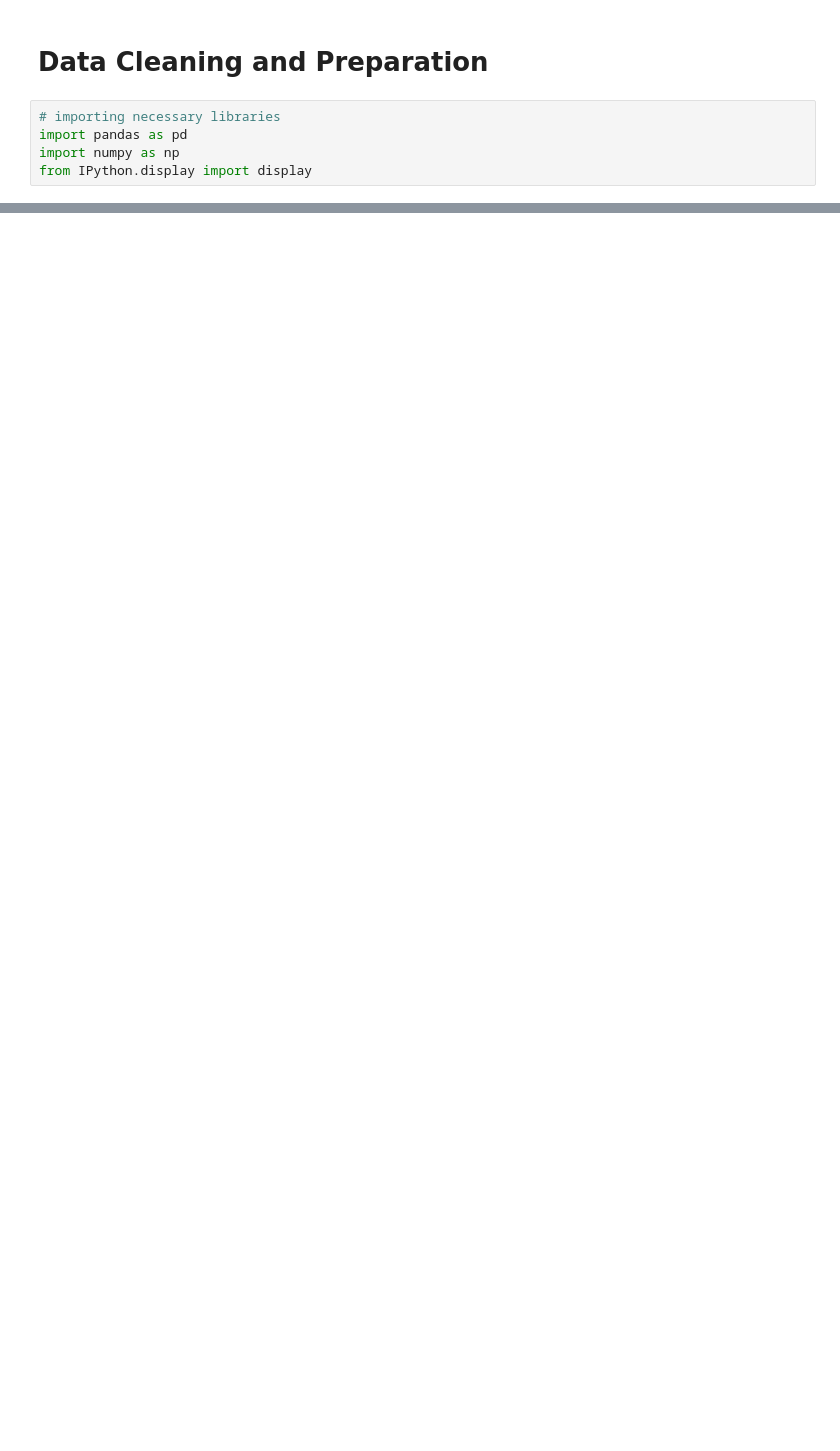
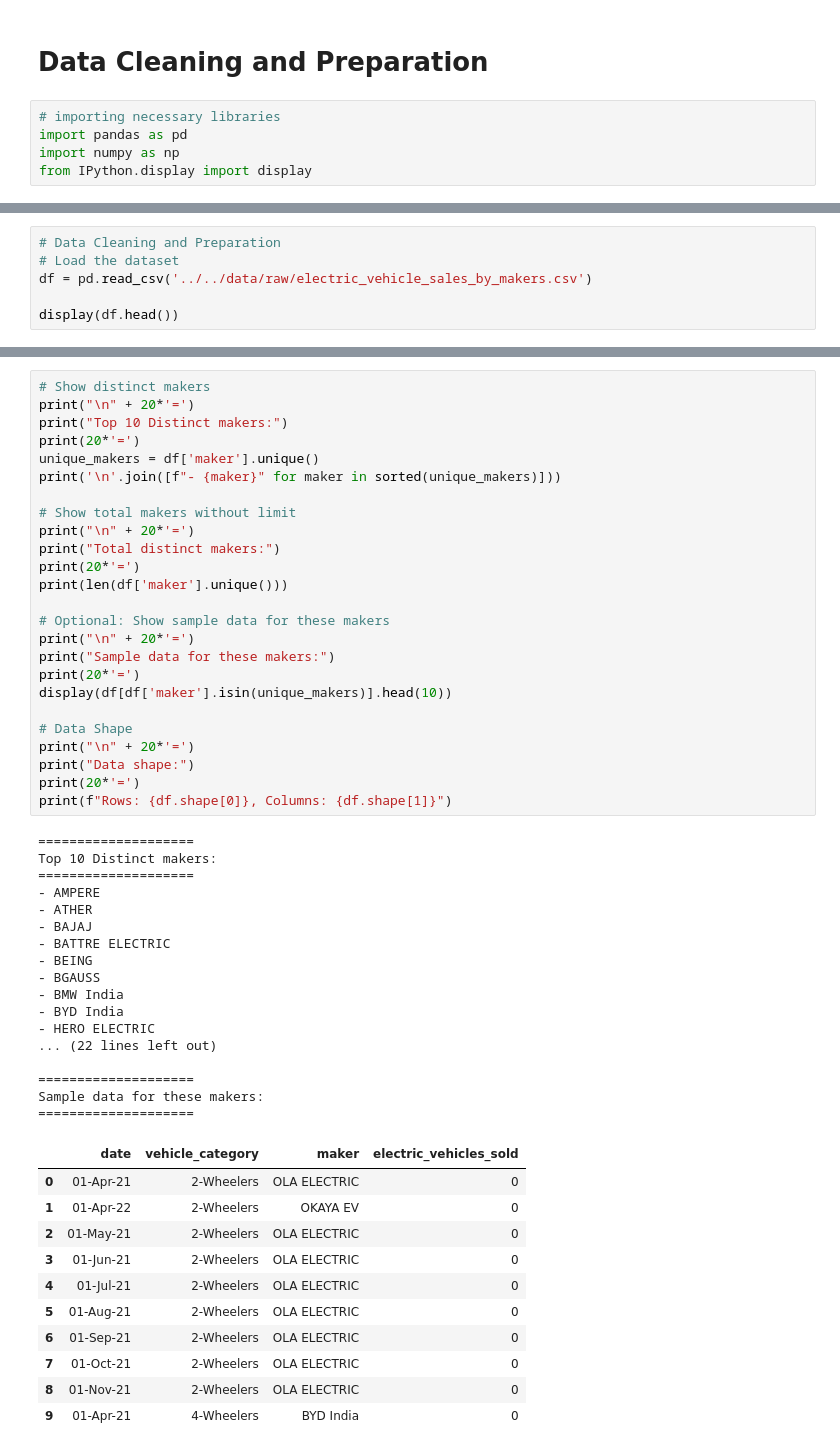
Before and after one commit to sadiqhasanrupani/ev-analysis, a Jupyter notebook: notebooks/ev_sales_by_markers_analysis/01_data_cleaning.ipynb, the cells around one changed output, grey strips where cells are left out. Drawn from its saved outputs; the diff is of its cells as text; blank space fills up the shorter version.

```diff
--- a/notebooks/ev_sales_by_markers_analysis/01_data_cleaning.ipynb
+++ b/notebooks/ev_sales_by_markers_analysis/01_data_cleaning.ipynb
@@ -709,0 +8,6 @@ These findings provide a foundation for developing market penetration strategies
+# %%
+# Data Cleaning and Preparation
+# Load the dataset
+df = pd.read_csv('../../data/raw/electric_vehicle_sales_by_makers.csv')
+
+display(df.head())
@@ -709,0 +21,54 @@ These findings provide a foundation for developing market penetration strategies
+# %%
+# Show distinct makers
+print("\n" + 20*'=')
+print("Top 10 Distinct makers:")
+print(20*'=')
+unique_makers = df['maker'].unique()
+print('\n'.join([f"- {maker}" for maker in sorted(unique_makers)]))
+
+# Show total makers without limit
+print("\n" + 20*'=')
+print("Total distinct makers:")
+print(20*'=')
+print(len(df['maker'].unique()))
+
+# Optional: Show sample data for these makers
+print("\n" + 20*'=')
+print("Sample data for these makers:")
+print(20*'=')
+display(df[df['maker'].isin(unique_makers)].head(10))
+
+# Data Shape
+print("\n" + 20*'=')
+print("Data shape:")
+print(20*'=')
+print(f"Rows: {df.shape[0]}, Columns: {df.shape[1]}")
+# %% [output]
+====================
+Top 10 Distinct makers:
+====================
+- AMPERE
+- ATHER
+- BAJAJ
+- BATTRE ELECTRIC
+- BEING
+- BGAUSS
+- BMW India
+- BYD India
+- HERO ELECTRIC
+... (22 lines left out)
+
+====================
+Sample data for these makers:
+====================
+|  | date | vehicle_category | maker | electric_vehicles_sold |
+| 0 | 01-Apr-21 | 2-Wheelers | OLA ELECTRIC | 0 |
+| 1 | 01-Apr-22 | 2-Wheelers | OKAYA EV | 0 |
+| 2 | 01-May-21 | 2-Wheelers | OLA ELECTRIC | 0 |
+| 3 | 01-Jun-21 | 2-Wheelers | OLA ELECTRIC | 0 |
+| 4 | 01-Jul-21 | 2-Wheelers | OLA ELECTRIC | 0 |
+| 5 | 01-Aug-21 | 2-Wheelers | OLA ELECTRIC | 0 |
+| 6 | 01-Sep-21 | 2-Wheelers | OLA ELECTRIC | 0 |
+| 7 | 01-Oct-21 | 2-Wheelers | OLA ELECTRIC | 0 |
+| 8 | 01-Nov-21 | 2-Wheelers | OLA ELECTRIC | 0 |
+| 9 | 01-Apr-21 | 4-Wheelers | BYD India | 0 |
```
Also changed, not shown: parts of 49 cells of this notebook, 36 other files.
